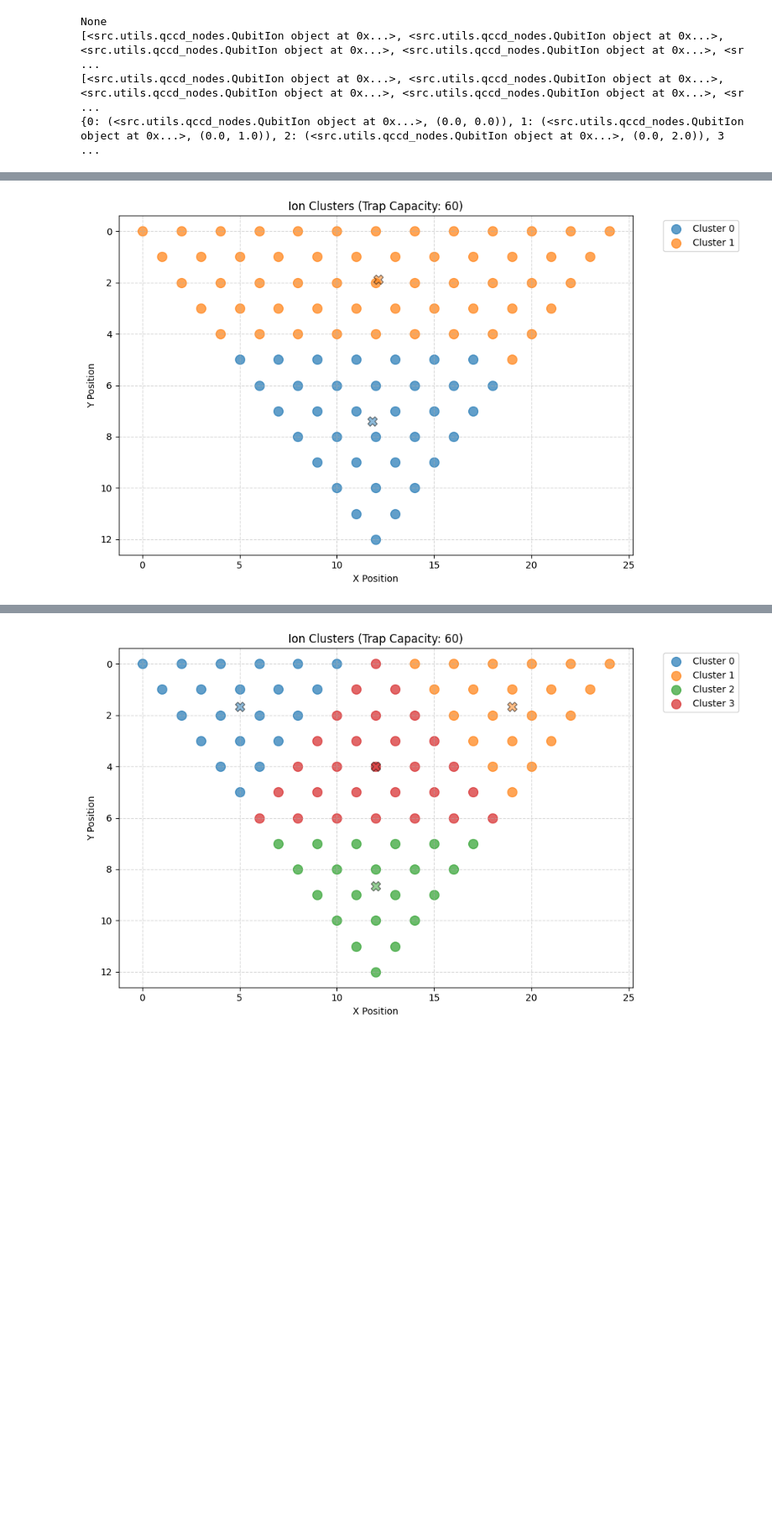
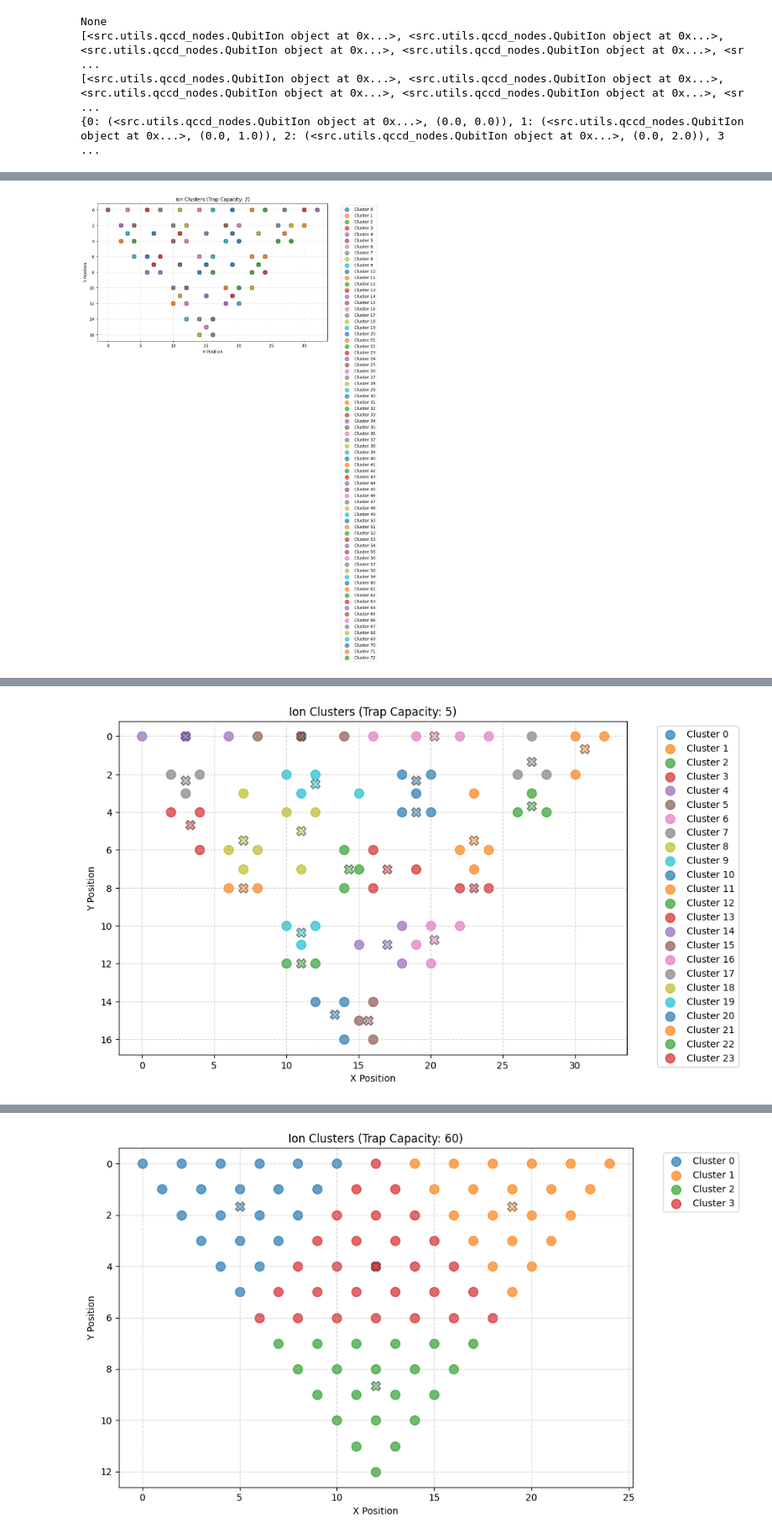
Before and after one commit to monamoeba/CST-Part-II-Project-Code, a Jupyter notebook: color_code_experiments/processCircuitTestIssues.ipynb, the cells around one changed output, grey strips where cells are left out. Shown at 84% size. Saved outputs shown, nothing was run; the diff lists cells and outputs as text; code cells hidden in the pictures; blank space fills up the shorter version.

```diff
--- a/color_code_experiments/processCircuitTestIssues.ipynb
+++ b/color_code_experiments/processCircuitTestIssues.ipynb
@@ -93,12 +97,12 @@ cluster 2: [(1.0, 5.0), (3.0, 5.0), (5.0, 5.0), (4.0, 4.0), (4.0, 6.0), (2.0, 4.
 # %%
 from src.simulator.color_code_processor import *
 #REGULAR partitioning
-caps = [60]
+caps = [2,5,10]
 d = 9
 
 for tc in caps:
-    print(process_color_code_circuit(d, 1 ,tc,[1.0],100_000, (6,6,6)))
+    print(process_color_code_circuit(d, 1 ,tc,[1.0],100_000, (4,8,8)))
     #print(process_circuit_wise_arch(d,c,[1.0], 100_000))
     print('\n')
 # %% [output]
-[figure, old version]
+[figure, new version]
@@ -105,0 +110 @@ for tc in caps:
+[figure, added]
```
Also changed, not shown: parts of 4 cells of this notebook, 6 other files.
